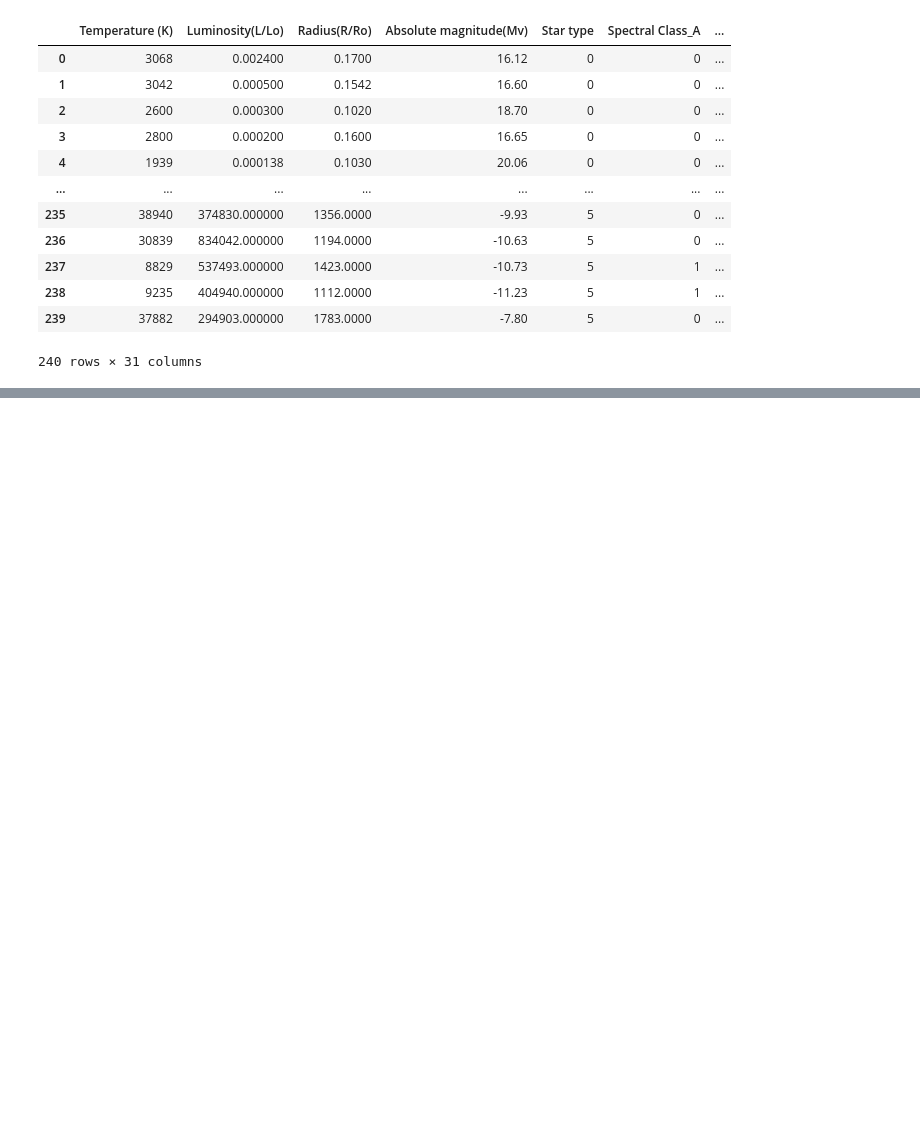
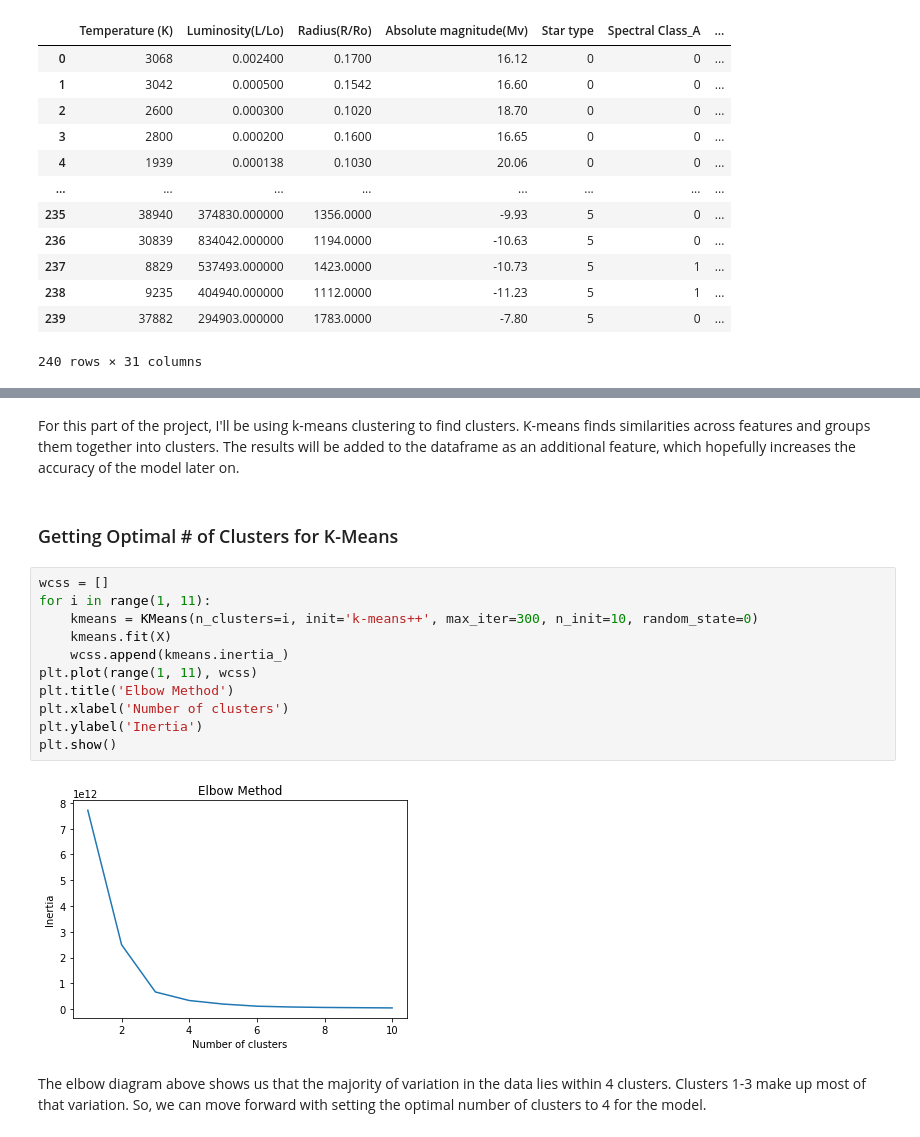
Before and after one commit to riz734/Classifying-Star-Types-and-Space-Observations, a Jupyter notebook: classifyng_stars.ipynb, the cells around one changed output, grey strips where cells are left out. Cells and saved outputs as stored; diff of their text form; blank space fills up the shorter version.

Commit message:
finished clustering

```diff
--- a/classifyng_stars.ipynb
+++ b/classifyng_stars.ipynb
@@ -95,0 +94,19 @@ y = stars_dummy_df[["Star type"]]
+# %% [markdown]
+For this part of the project, I'll be using k-means clustering to find clusters. K-means finds similarities across features and groups them together into clusters. The results will be added to the dataframe as an additional feature, which hopefully increases the accuracy of the model later on.
+# %% [markdown]
+### Getting Optimal # of Clusters for K-Means
+# %%
+wcss = []
+for i in range(1, 11):
+    kmeans = KMeans(n_clusters=i, init='k-means++', max_iter=300, n_init=10, random_state=0)
+    kmeans.fit(X)
+    wcss.append(kmeans.inertia_)
+plt.plot(range(1, 11), wcss)
+plt.title('Elbow Method')
+plt.xlabel('Number of clusters')
+plt.ylabel('Inertia')
+plt.show()
+# %% [output]
+[figure, added]
+# %% [markdown]
+The elbow diagram above shows us that the majority of variation in the data lies within 4 clusters. Clusters 1-3 make up most of that variation. So, we can move forward with setting the optimal number of clusters to 4 for the model.
```
Also changed, not shown: parts of 16 cells of this notebook.
